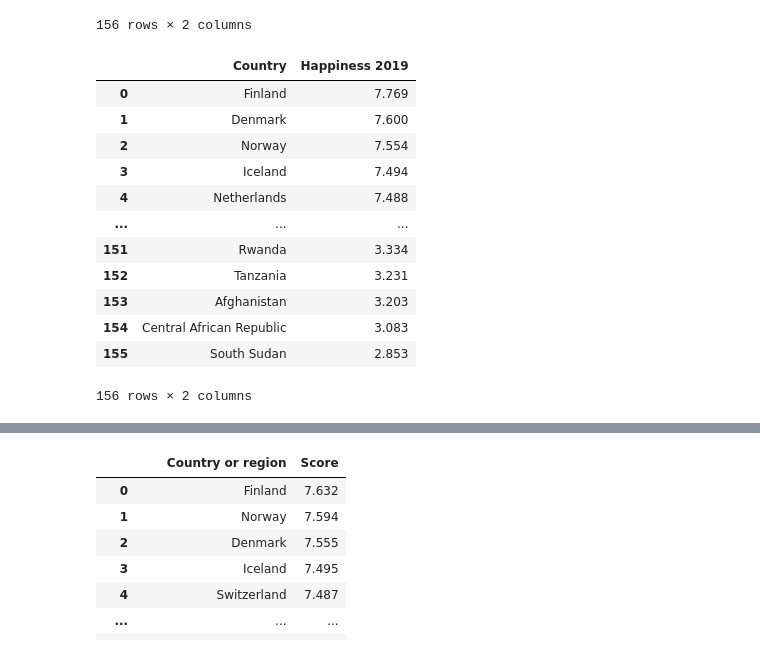
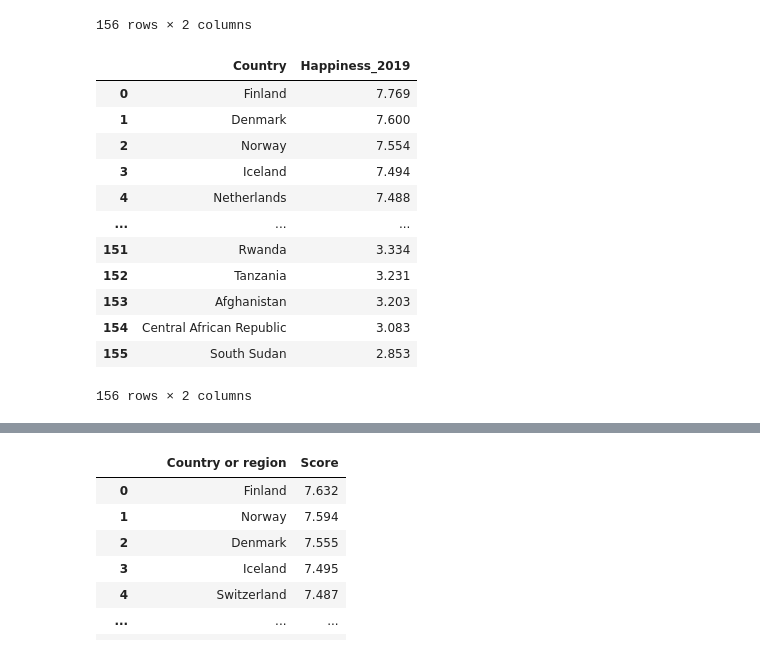
Before and after one commit to thn22/Dedupeanalytics, a Jupyter notebook: Dedupeanalytics.ipynb, the cells around one changed output, grey strips where cells are left out. Drawn from its saved outputs; the diff is of its cells as text; code cells hidden in the pictures.

```diff
--- a/Dedupeanalytics.ipynb
+++ b/Dedupeanalytics.ipynb
@@ -116,13 +116,13 @@ H19_data_cleaned
 | 155 | South Sudan | 2.853 |
 156 rows × 2 columns
 # %%
-H19_data_cleaned_df = H19_data_cleaned.rename(columns = {'Score': 'Happiness 2019',
+H19_data_cleaned_df = H19_data_cleaned.rename(columns = {'Score': 'Happiness_2019',
                                                          'Healthy life expectancy': 'LE 2019' ,
                                                         'Country or region' : 'Country'})
 
 H19_data_cleaned_df
 # %% [output]
-|  | Country | Happiness 2019 |
+|  | Country | Happiness_2019 |
 | 0 | Finland | 7.769 |
 | 1 | Denmark | 7.600 |
 | 2 | Norway | 7.554 |
```
Also changed, not shown: parts of 12 cells of this notebook.
